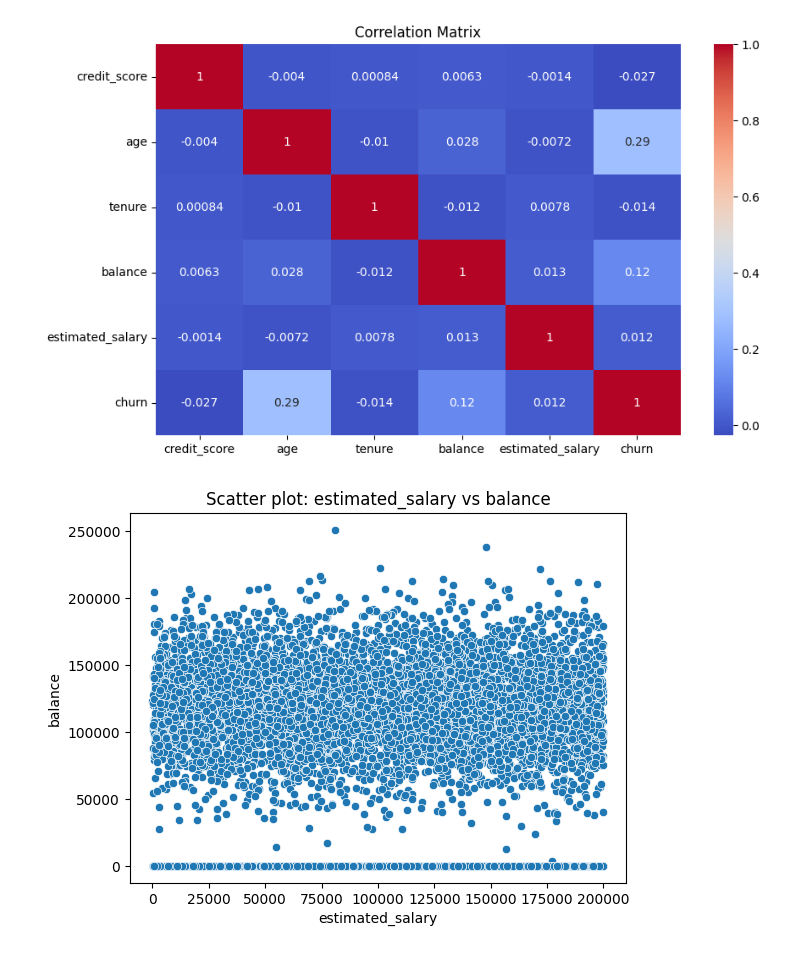
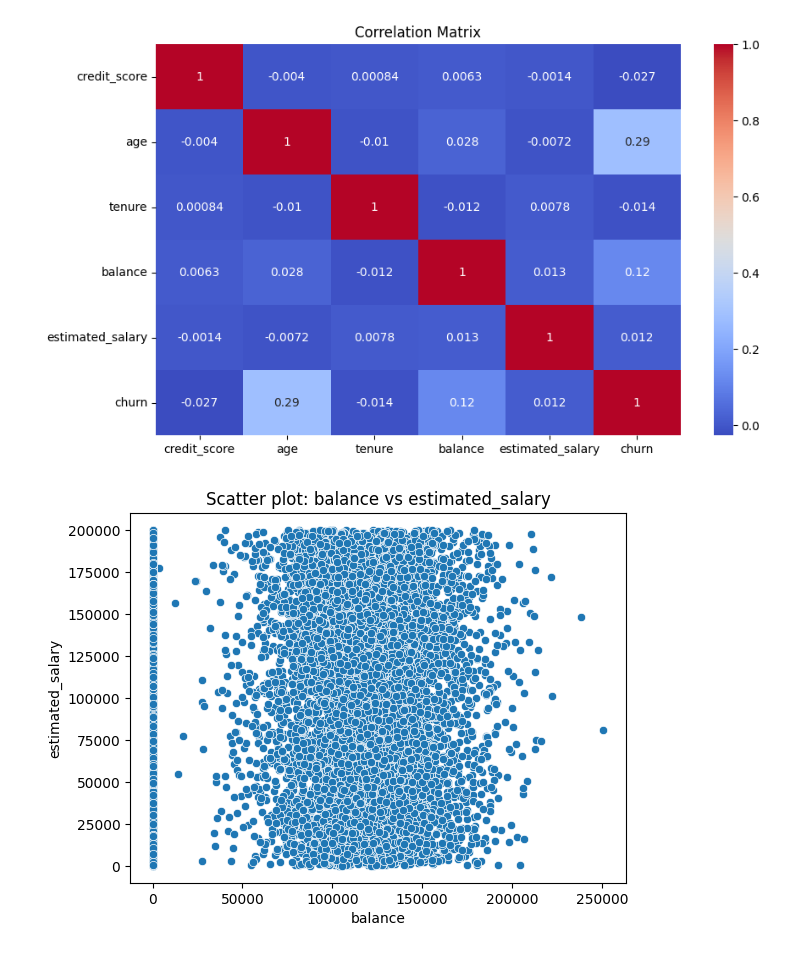
Before and after one commit to Altaieb-Mohammed/lab_2corse, a Jupyter notebook: c_lab2.ipynb, the cells around one changed output. Saved outputs shown, nothing was run; the diff lists cells and outputs as text; code cells hidden in the pictures.

```diff
--- a/c_lab2.ipynb
+++ b/c_lab2.ipynb
@@ -8,0 +29,10 @@ HTTPError: HTTP Error 404: Not Found
+# %%
+# Check for missing values
+print("Missing values per column:")
+print(data.isnull().sum())
+
+# Check for duplicates
+print("\nNumber of duplicates:", data.duplicated().sum())
+
+# Remove duplicates if any
+data = data.drop_duplicates()
@@ -9 +56,6 @@ HTTPError: HTTP Error 404: Not Found
+# %%
+# Example: Fill missing values with median for numerical columns
+for col in data.select_dtypes(include=['int64', 'float64']).columns:
+    if data[col].isnull().sum() > 0:
+        data[col].fillna(data[col].median(), inplace=True)
 # %%
@@ -61,9 +110,9 @@ plt.show()
 # %% [output]
 [figure]
 # %%
-# Пример для наиболее коррелированной пары (если такая есть)
-sns.scatterplot(x='estimated_salary', y='balance', data=data)
-plt.title('Scatter plot: estimated_salary vs balance')
+# Example for two features (choose highly correlated ones from the heatmap)
+sns.scatterplot(x='balance', y='estimated_salary', data=data)
+plt.title('Scatter plot: balance vs estimated_salary')
 plt.show()
 # %% [output]
-[figure, old version]
+[figure, new version]
```
Also changed, not shown: parts of 6 cells of this notebook.
